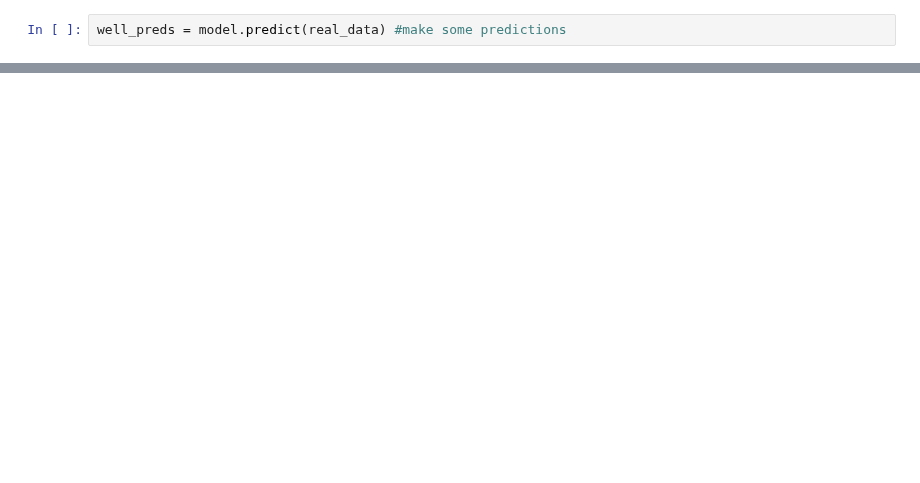
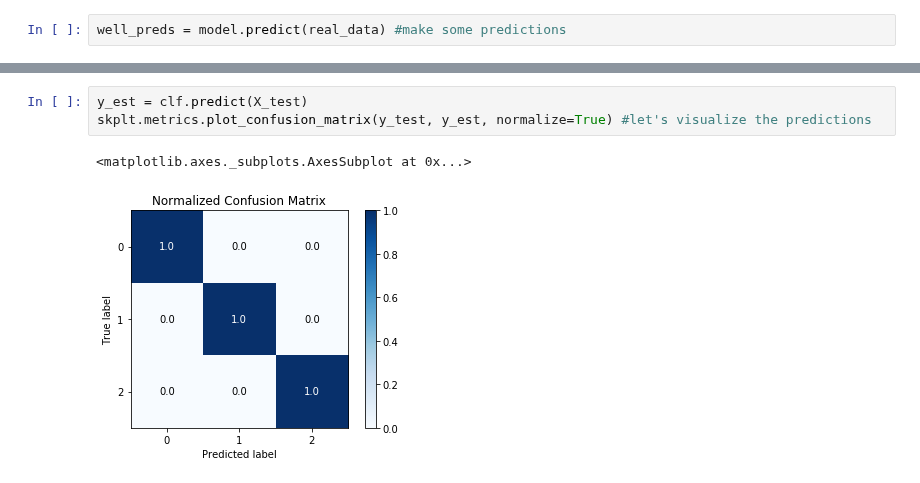
Before and after one commit to jessepisel/stratal-geometries, a Jupyter notebook: Unconformity or onlap neighbors.ipynb, the cells around one changed output, grey strips where cells are left out. Drawn from its saved outputs; the diff is of its cells as text; blank space fills up the shorter version.

```diff
--- a/Unconformity or onlap neighbors.ipynb
+++ b/Unconformity or onlap neighbors.ipynb
@@ -267,0 +304,6 @@ plt.legend(loc='center left', bbox_to_anchor=(1, 0.5))
+# %%
+y_est = clf.predict(X_test)
+skplt.metrics.plot_confusion_matrix(y_test, y_est, normalize=True) #let's visualize the predictions
+# %% [output]
+<matplotlib.axes._subplots.AxesSubplot at 0x...>
+[figure, added]
```
Also changed, not shown: parts of 39 cells of this notebook.
